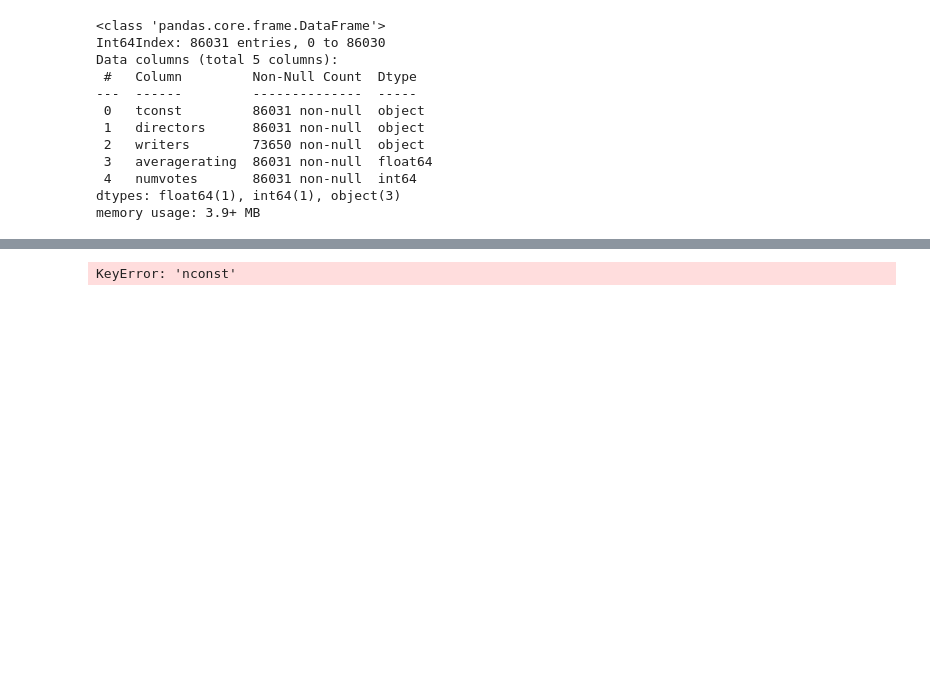
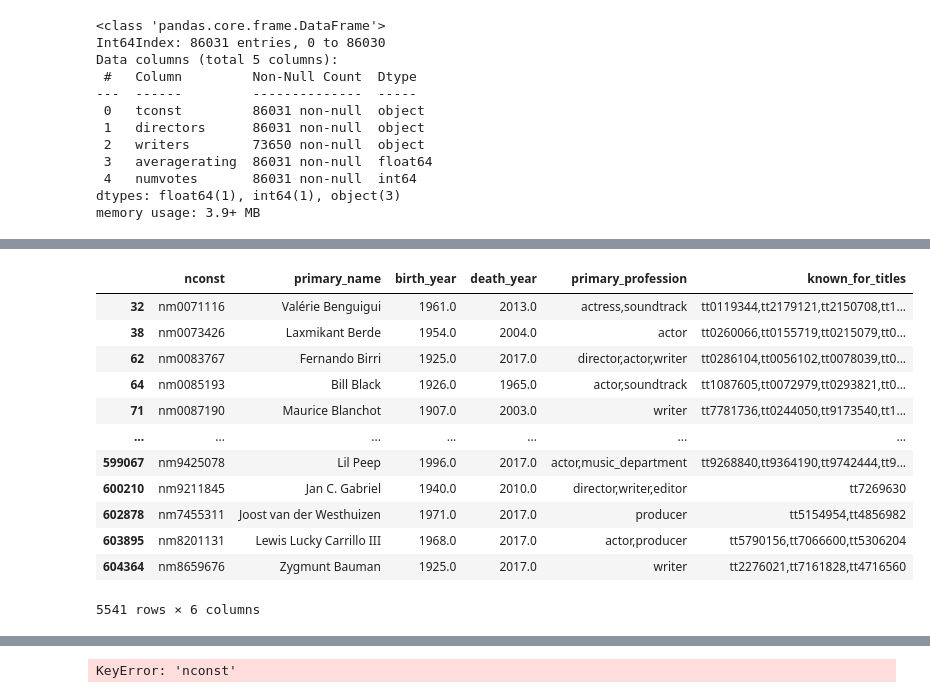
Before and after one commit to letruong711/010921-pt-phase-1-project, a Jupyter notebook: data_cleaning_director_and_movie_rating.ipynb, the cells around one changed output, grey strips where cells are left out. Drawn from its saved outputs; the diff is of its cells as text; code cells hidden in the pictures; blank space fills up the shorter version.

```diff
--- a/data_cleaning_director_and_movie_rating.ipynb
+++ b/data_cleaning_director_and_movie_rating.ipynb
@@ -175 +239,17 @@ imdb_director_names = imdb_names.copy(deep=True)
+# %%
+imdb_director_names.dropna()
+# %% [output]
+|  | nconst | primary_name | birth_year | death_year | primary_profession | known_for_titles |
+| 32 | nm0071116 | Valérie Benguigui | 1961.0 | 2013.0 | actress,soundtrack | tt0119344,tt2179121,tt2150708,tt1... |
+| 38 | nm0073426 | Laxmikant Berde | 1954.0 | 2004.0 | actor | tt0260066,tt0155719,tt0215079,tt0... |
+| 62 | nm0083767 | Fernando Birri | 1925.0 | 2017.0 | director,actor,writer | tt0286104,tt0056102,tt0078039,tt0... |
+| 64 | nm0085193 | Bill Black | 1926.0 | 1965.0 | actor,soundtrack | tt1087605,tt0072979,tt0293821,tt0... |
+| 71 | nm0087190 | Maurice Blanchot | 1907.0 | 2003.0 | writer | tt7781736,tt0244050,tt9173540,tt1... |
+| ... | ... | ... | ... | ... | ... | ... |
+| 599067 | nm9425078 | Lil Peep | 1996.0 | 2017.0 | actor,music_department | tt9268840,tt9364190,tt9742444,tt9... |
+| 600210 | nm9211845 | Jan C. Gabriel | 1940.0 | 2010.0 | director,writer,editor | tt7269630 |
+| 602878 | nm7455311 | Joost van der Westhuizen | 1971.0 | 2017.0 | producer | tt5154954,tt4856982 |
+| 603895 | nm8201131 | Lewis Lucky Carrillo III | 1968.0 | 2017.0 | actor,producer | tt5790156,tt7066600,tt5306204 |
+| 604364 | nm8659676 | Zygmunt Bauman | 1925.0 | 2017.0 | writer | tt2276021,tt7161828,tt4716560 |
+5541 rows × 6 columns
 # %%
```
Also changed, not shown: parts of 10 cells of this notebook.
